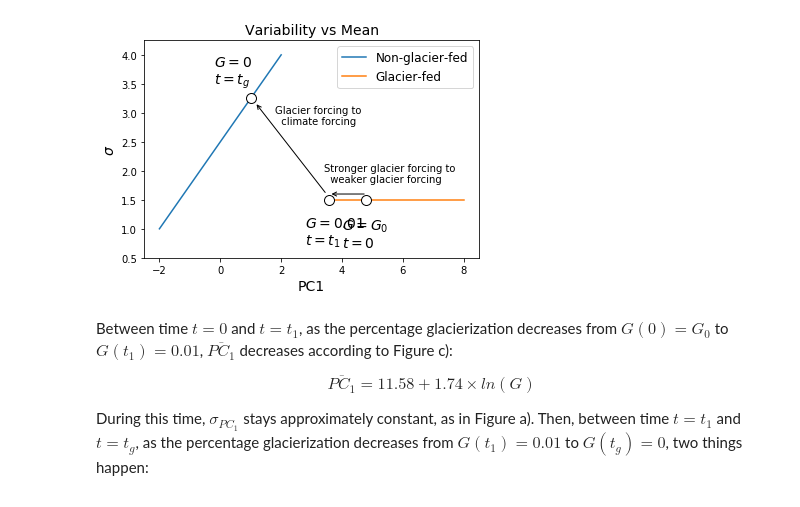
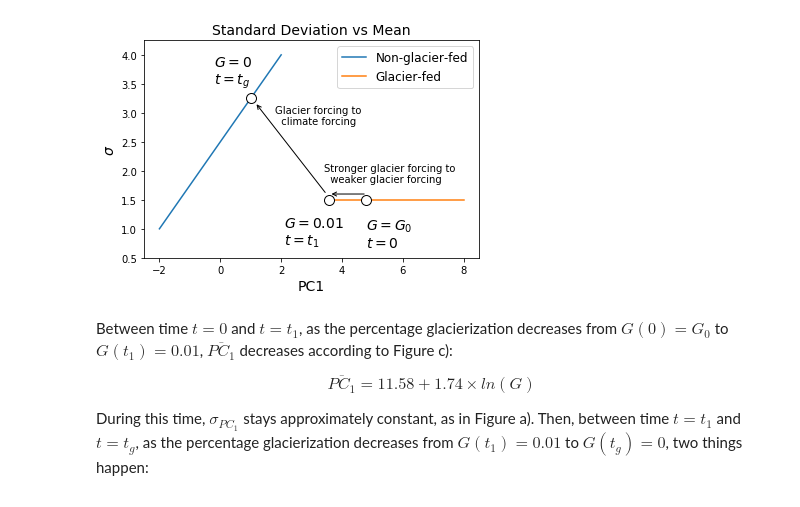
Before and after one commit to andersonsam/glacier_streamflow_toy, a Jupyter notebook: area_streamflow_scaling.ipynb, the cells around one changed output. Drawn from its saved outputs; the diff is of its cells as text; code cells hidden in the pictures.

```diff
--- a/area_streamflow_scaling.ipynb
+++ b/area_streamflow_scaling.ipynb
@@ -118,52 +129,51 @@ Let's simplify Figure a) to show the two regimes and discuss what we expect to h
 # %%
-t_1 = t_g*(1 - 0.01/G_0)
-Nt_1 = int(t_1 / dt)
+t_1 = t_g*(1 - 0.01/G_0) #time (years) when 1% glacierization threshold is reached (i.e. G(t_1) = 0.01)
+N1 = int(t_1 / dt) #number of timesteps to 1% glacierization
 
-PC1_0 = 11.6 + 1.74*np.log(G_0) #initial PC1
+PC1_0 = 11.6 + 1.74*np.log(G_0) #initial PC1 (see: Equation 4 in reference)
 PC1_g = 11.6 + 1.74*np.log(0.01) #PC1 at 1% glacierization
 PC1_f = 1 #final PC1
 
 sigma_0 = 1.5 #initial sigma
 sigma_g = sigma_0 #sigma at 1% glacierization
-sigma_f = 2.5 + 0.75*PC1_f #final sigma
+sigma_f = 2.5 + 0.75*PC1_f #final sigma (estimated from relationship between sigma and PC1 in Figure a)
 
-fs = 14
+PC1_climate = np.linspace(-2,2,100) #climate driven PC1 (estimated from Figure a))
+sigma_climate = 2.5 + 0.75*PC1_climate #climate driven sigma
 
-PC1_climate = np.linspace(-2,2,100)
-sigma_climate = 2.5 + 0.75*PC1_climate
+PC1_glaciers = np.linspace(PC1_g,8,100) #glacier-driven PC1
+sigma_glaciers = 1.5 * np.ones_like(PC1_glaciers) #glacier-driven sigma
 
-PC1_glaciers = np.linspace(PC1_g,8,100)
-sigma_glaciers = 1.5 * np.ones_like(PC1_glaciers)
-
+#visualize
 fig, ax = plt.subplots()
 
 ax.plot(PC1_climate, sigma_climate, label = 'Non-glacier-fed')
 ax.plot(PC1_glaciers, sigma_glaciers, label = 'Glacier-fed')
 
 ax.scatter(PC1_0, sigma_0, s = 100, edgecolor = 'k', zorder = 3, facecolor = 'w')
-ax.text(x = PC1_0-0.8, y = sigma_0 - 0.8, s = '$G=G_0$ \n$t=0$', fontsize = fs)
+ax.text(x = PC1_0+0., y = sigma_0 - 0.8, s = '$G=G_0$ \n$t=0$', fontsize = fs)
 
 ax.scatter(PC1_g, sigma_g, s = 100, edgecolor = 'k', zorder = 3, facecolor = 'w')
-ax.text(x = PC1_g-0.8, y = sigma_g - 0.8, s = '$G=0.01$ \n$t=t_1$', fontsize = fs)
+ax.text(x = PC1_g-1.5, y = sigma_g - 0.8, s = '$G=0.01$ \n$t=t_1$', fontsize = fs)
 
 ax.scatter(PC1_f, sigma_f, s = 100, edgecolor = 'k', zorder = 3, facecolor = 'w')
 ax.text(x = PC1_f - 1.2, y = sigma_f + 0.2, s = '$G=0$ \n$t=t_g$', fontsize = fs)
 
 ax.annotate("", xy = (PC1_g, sigma_g+0.1), xytext = (PC1_0, sigma_0+0.1), arrowprops = dict(arrowstyle="->"))
 ax.annotate("", xy = (PC1_f+0.15, sigma_f-0.075), xytext = (PC1_g-0.1, sigma_g+0.1), arrowprops = dict(arrowstyle="->"))
 
 ax.text(x = 3.4, y = 1.8, s = 'Stronger glacier forcing to \n  weaker glacier forcing', fontsize = fs-4)
 ax.text(x = 1.8, y = 2.8, s = 'Glacier forcing to \n  climate forcing', fontsize = fs-4, rotation = 0)
 
 ax.legend(fontsize = fs - 2)
 ax.set_xlabel('PC1', fontsize = fs)
 ax.set_ylabel('$\sigma$', fontsize = fs)
 ax.set_title('Standard Deviation vs Mean', fontsize = fs)
 ax.set_ylim((0.5, 4.25))
 
 plt.show()
 # %% [output]
-[figure, old version]
+[figure, new version]
 # %% [markdown]
 Between time $t=0$ and $t=t_1$, as the percentage glacierization decreases from $G(0) = G_0$ to $G(t_1)=0.01$, $\overline{PC_1}$ decreases according to Figure c):
 
```
Also changed, not shown: parts of 21 cells of this notebook.
